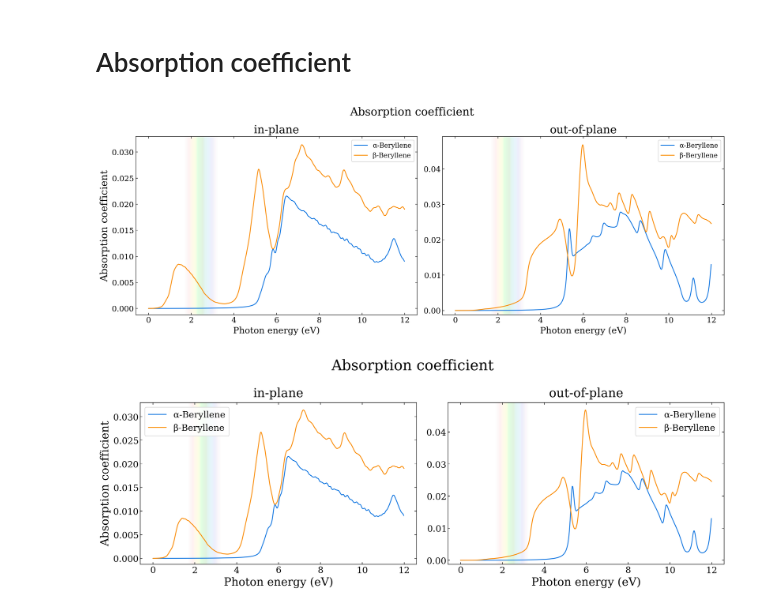
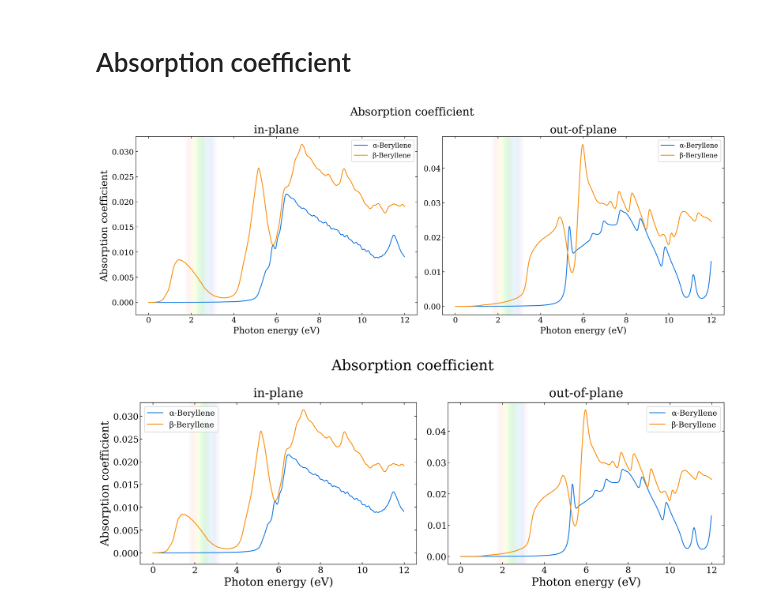
Before and after one commit to Photonico/Thesis_figures, a Jupyter notebook: 4.1_Absroption.ipynb, the cells around one changed output. Drawn from its saved outputs; the diff is of its cells as text; code cells hidden in the pictures.

```diff
--- a/4.1_Absroption.ipynb
+++ b/4.1_Absroption.ipynb
@@ -17,26 +17,27 @@ factor_b = (40, 0.0473771641975619+2*1.98)                  # for β-Beryllene m
 # %%
 # Beryllene
 
 import matplotlib.pyplot as plt
 import vmatplot.linear_optical_properties as op
 
 def my_canvas_setting(*args):
     size, dpi, params, titles, legend_loc = _canvas_setting(*args)
     params = dict(params)
     params["mathtext.fontset"] = "dejavuserif"
     return size, dpi, params, titles, legend_loc
 op.canvas_setting = my_canvas_setting
 
 systems = [["α-Beryllene",  "dielectric/a-Beryllene", "azure",  None,None,None, factor_a],
            ["β-Beryllene",  "dielectric/b-Beryllene", "orange", None,None,None, factor_b]]
 
-value_boundary = (-0.05/40, 0.05)
+lim = 0.05
+value_boundary = (-0.05*lim, 1.05*lim)
 op.plot_linear_optical_property("Absorption coefficient", systems, "absorption", components, layout, True, "eV", (0, 12), value_boundary, True)
 fig = plt.gcf()
 
 plt.savefig("figures/4.1_absroption.pdf")
 # %% [output]
-[figure, old version]
+[figure, new version]
 # %%
 # Beryllene
 
@@ -46,8 +47,6 @@ import vmatplot.linear_optical_properties as op
 def my_canvas_setting(*args):
     size, dpi, params, titles, legend_loc = _canvas_setting(*args)
     params = dict(params)
-    # params["font.family"] = besley_name
-    # params["font.family"] = arbutus_name
     params["mathtext.fontset"] = "dejavuserif"
     params["axes.titlepad"] = 10
     params["font.size"] = 16
@@ -55,7 +54,7 @@ def my_canvas_setting(*args):
     params["axes.labelsize"] = 16
     params["xtick.labelsize"] = 16
     params["ytick.labelsize"] = 16
-    params["legend.fontsize"] = 16
+    params["legend.fontsize"] = 14
     titles = (26, 22)
     return size, dpi, params, titles, legend_loc
 op.canvas_setting = my_canvas_setting
@@ -63,7 +62,8 @@ op.canvas_setting = my_canvas_setting
 systems = [["α-Beryllene",  "dielectric/a-Beryllene", "azure",  None,None,None, factor_a],
            ["β-Beryllene",  "dielectric/b-Beryllene", "orange", None,None,None, factor_b]]
 
-value_boundary = (-0.05/40, 0.05)
+lim = 0.05
+value_boundary = (-0.05*lim, 1.05*lim)
 op.plot_linear_optical_property("Absorption coefficient", systems, "absorption", components, layout, True, "eV", (0, 12), value_boundary, True)
 fig = plt.gcf()
 for ax in fig.axes:
@@ -72,4 +72,4 @@ for ax in fig.axes:
 
 plt.savefig("figures/4.1_absroption_alt.pdf")
 # %% [output]
-[figure, old version]
+[figure, new version]
```
Also changed, not shown: 4 other files.
